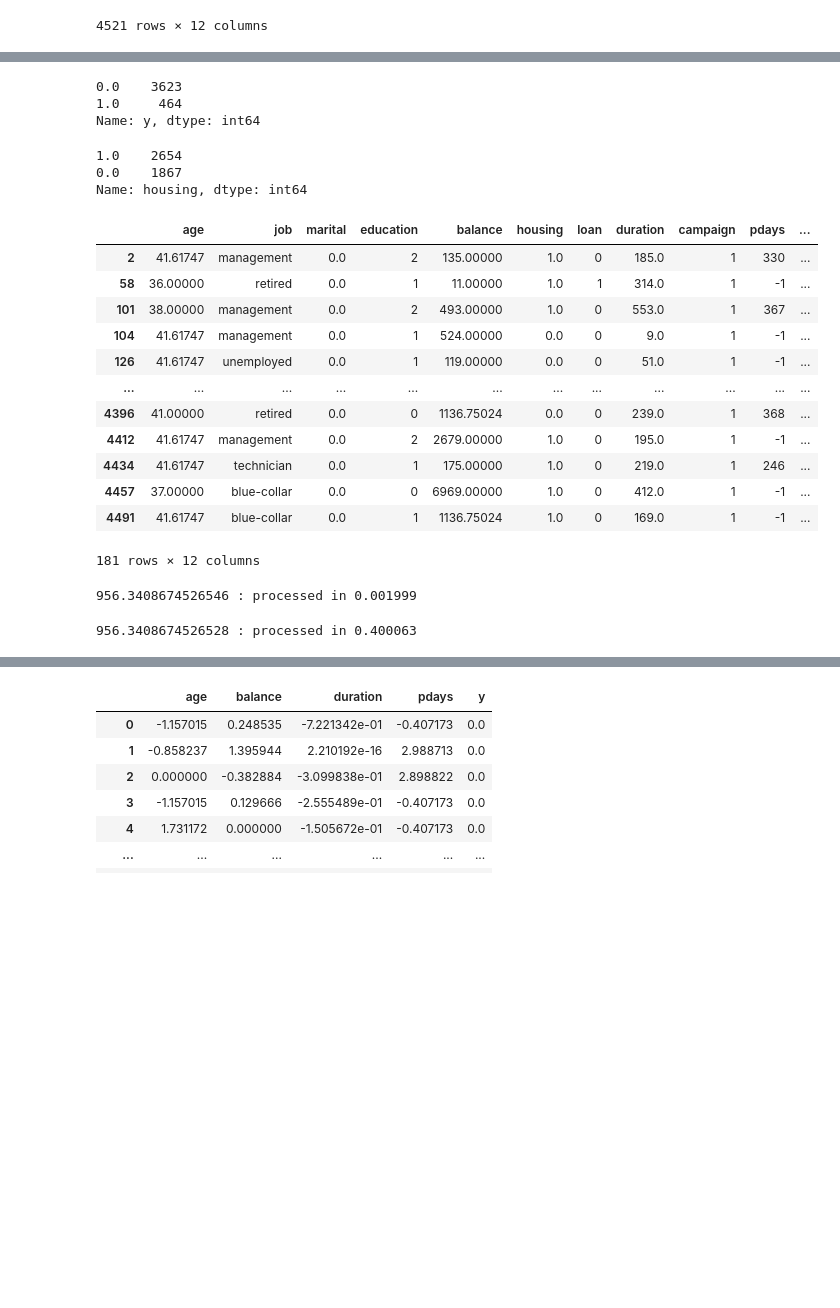
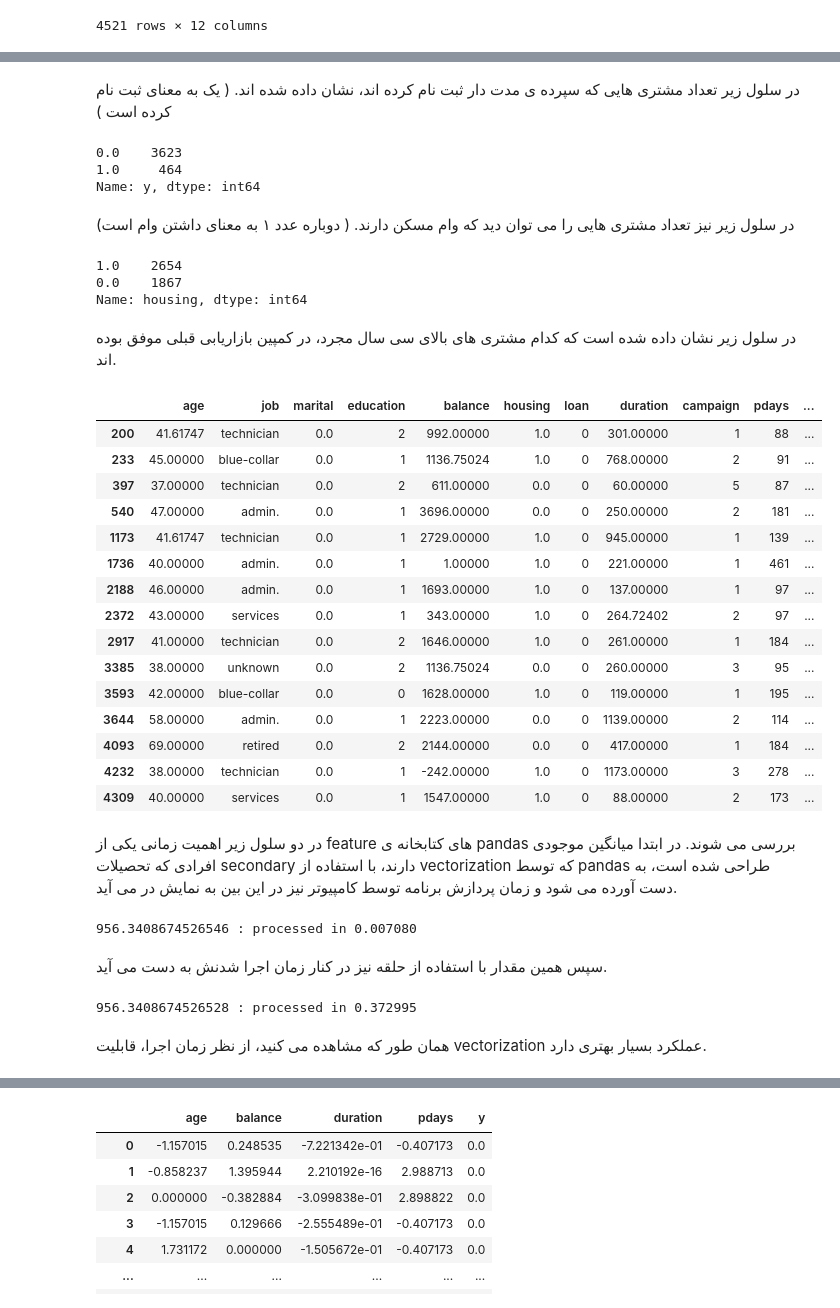
Before and after one commit to ALotov2000/ut-ai-assignment0, a Jupyter notebook: src/AI-CA0.ipynb, the cells around one changed output, grey strips where cells are left out. Drawn from its saved outputs; the diff is of its cells as text; code cells hidden in the pictures; blank space fills up the shorter version.

```diff
--- a/AI-CA0.ipynb
+++ b/src/AI-CA0.ipynb
@@ -6,5 +38,5 @@ from scipy import stats as stat
 import time
 import os
 
-testFile = 'bank_term_deposit.csv'
-outputFile = 'out/out.csv'
+inputFile = '../in/bank_term_deposit.csv'
+outputFile = '../out/out.csv'
@@ -11,5 +51,5 @@ outputFile = 'out/out.csv'
 # %%
-df = pd.read_csv(testFile, index_col=False)
+df = pd.read_csv(inputFile, index_col=False)
 print('log:', '{0} records has been read'.format(len(df.index)))
 # %% [output]
 log: 4521 records has been read
@@ -157,32 +277,61 @@ the dataframe has been splitted into the actual data and the target ones
+# %% [markdown]
+<p class='persian align-right'>
+  در سلول زیر تعداد مشتری هایی که سپرده ی مدت دار ثبت نام کرده اند، نشان داده شده اند. ( یک به معنای ثبت نام کرده است )
+</p>
 # %%
 pd.value_counts(df['y'])
 # %% [output]
 0.0    3623
 1.0     464
 Name: y, dtype: int64
+# %% [markdown]
+<p class='persian align-right'>
+  در سلول زیر نیز تعداد مشتری هایی را می توان دید که وام مسکن دارند. ( دوباره عدد ۱ به معنای داشتن وام است)
+</p>
 # %%
 pd.value_counts(df['housing'])
 # %% [output]
 1.0    2654
 0.0    1867
 Name: housing, dtype: int64
+# %% [markdown]
+<p class='persian align-right'>
+  در سلول زیر نشان داده شده است که کدام مشتری های بالای سی سال مجرد، در کمپین بازاریابی قبلی موفق بوده اند.
+</p>
 # %%
-df[(df['age'] > 35) & (df['campaign'] == 1) & (df['marital'] == 0)]
-# df[np.logical_and(df['age'] > 35, np.logical_and(df['campaign'] == 1, df['marital'] == 0))]
+df[(df['age'] > 35) & (df['poutcome'] == 0) & (df['marital'] == 0)]
+# df[np.logical_and(df['age'] > 35, np.logical_and(df['poutcome'] == 0, df['marital'] == 0))]
 # %% [output]
 |  | age | job | marital | education | balance | housing | loan | duration | campaign | pdays | ... |
-| 2 | 41.61747 | management | 0.0 | 2 | 135.00000 | 1.0 | 0 | 185.0 | 1 | 330 | ... |
-| 58 | 36.00000 | retired | 0.0 | 1 | 11.00000 | 1.0 | 1 | 314.0 | 1 | -1 | ... |
-| 101 | 38.00000 | management | 0.0 | 2 | 493.00000 | 1.0 | 0 | 553.0 | 1 | 367 | ... |
-| 104 | 41.61747 | management | 0.0 | 1 | 524.00000 | 0.0 | 0 | 9.0 | 1 | -1 | ... |
-| 126 | 41.61747 | unemployed | 0.0 | 1 | 119.00000 | 0.0 | 0 | 51.0 | 1 | -1 | ... |
-| ... | ... | ... | ... | ... | ... | ... | ... | ... | ... | ... | ... |
-| 4396 | 41.00000 | retired | 0.0 | 0 | 1136.75024 | 0.0 | 0 | 239.0 | 1 | 368 | ... |
-| 4412 | 41.61747 | management | 0.0 | 2 | 2679.00000 | 1.0 | 0 | 195.0 | 1 | -1 | ... |
-| 4434 | 41.61747 | technician | 0.0 | 1 | 175.00000 | 1.0 | 0 | 219.0 | 1 | 246 | ... |
-| 4457 | 37.00000 | blue-collar | 0.0 | 0 | 6969.00000 | 1.0 | 0 | 412.0 | 1 | -1 | ... |
-| 4491 | 41.61747 | blue-collar | 0.0 | 1 | 1136.75024 | 1.0 | 0 | 169.0 | 1 | -1 | ... |
+| 200 | 41.61747 | technician | 0.0 | 2 | 992.00000 | 1.0 | 0 | 301.00000 | 1 | 88 | ... |
+| 233 | 45.00000 | blue-collar | 0.0 | 1 | 1136.75024 | 1.0 | 0 | 768.00000 | 2 | 91 | ... |
+| 397 | 37.00000 | technician | 0.0 | 2 | 611.00000 | 0.0 | 0 | 60.00000 | 5 | 87 | ... |
+| 540 | 47.00000 | admin. | 0.0 | 1 | 3696.00000 | 0.0 | 0 | 250.00000 | 2 | 181 | ... |
+| 1173 | 41.61747 | technician | 0.0 | 1 | 2729.00000 | 1.0 | 0 | 945.00000 | 1 | 139 | ... |
+| 1736 | 40.00000 | admin. | 0.0 | 1 | 1.00000 | 1.0 | 0 | 221.00000 | 1 | 461 | ... |
+| 2188 | 46.00000 | admin. | 0.0 | 1 | 1693.00000 | 1.0 | 0 | 137.00000 | 1 | 97 | ... |
+| 2372 | 43.00000 | services | 0.0 | 1 | 343.00000 | 1.0 | 0 | 264.72402 | 2 | 97 | ... |
+| 2917 | 41.00000 | technician | 0.0 | 2 | 1646.00000 | 1.0 | 0 | 261.00000 | 1 | 184 | ... |
+| 3385 | 38.00000 | unknown | 0.0 | 2 | 1136.75024 | 0.0 | 0 | 260.00000 | 3 | 95 | ... |
+| 3593 | 42.00000 | blue-collar | 0.0 | 0 | 1628.00000 | 1.0 | 0 | 119.00000 | 1 | 195 | ... |
+| 3644 | 58.00000 | admin. | 0.0 | 1 | 2223.00000 | 0.0 | 0 | 1139.00000 | 2 | 114 | ... |
+| 4093 | 69.00000 | retired | 0.0 | 2 | 2144.00000 | 0.0 | 0 | 417.00000 | 1 | 184 | ... |
+| 4232 | 38.00000 | technician | 0.0 | 1 | -242.00000 | 1.0 | 0 | 1173.00000 | 3 | 278 | ... |
+| 4309 | 40.00000 | services | 0.0 | 1 | 1547.00000 | 1.0 | 0 | 88.00000 | 2 | 173 | ... |
-181 rows × 12 columns
+# %% [markdown]
+<p class='persian align-right'>
+  در دو سلول زیر اهمیت زمانی یکی از
+  feature
+  های کتابخانه ی
+  pandas
+  بررسی می شوند. در ابتدا میانگین موجودی افرادی که تحصیلات
+  secondary
+  دارند، با استفاده از
+  vectorization
+  که توسط
+  pandas
+  طراحی شده است، به دست آورده می شود و زمان پردازش برنامه توسط کامپیوتر نیز در این بین به نمایش در می آید.
+</p>
 # %%
 startTime = time.time()
 
@@ -191,7 +340,11 @@ avg = df[df['education'] == 1]['balance'].mean()
 stopTime = time.time()
 print(avg, ':', 'processed in {:f}'.format(stopTime - startTime))
 # %% [output]
-956.3408674526546 : processed in 0.001999
+956.3408674526546 : processed in 0.007080
+# %% [markdown]
+<p class='persian align-right'>
+  سپس همین مقدار با استفاده از حلقه نیز در کنار زمان اجرا شدنش به دست می آید.
+</p>
 # %%
 startTime = time.time()
 s = 0
@@ -212,4 +365,10 @@ avg = s / n
 stopTime = time.time()
 print(avg, ':', 'processed in {:f}'.format(stopTime - startTime))
 # %% [output]
-956.3408674526528 : processed in 0.400063
+956.3408674526528 : processed in 0.372995
+# %% [markdown]
+<p class='persian align-right'>
+  همان طور که مشاهده می کنید، از نظر زمان اجرا، قابلیت
+  vectorization
+  عملکرد بسیار بهتری دارد.
+</p>
```
Also changed, not shown: parts of 29 cells of this notebook, 7 other files.
